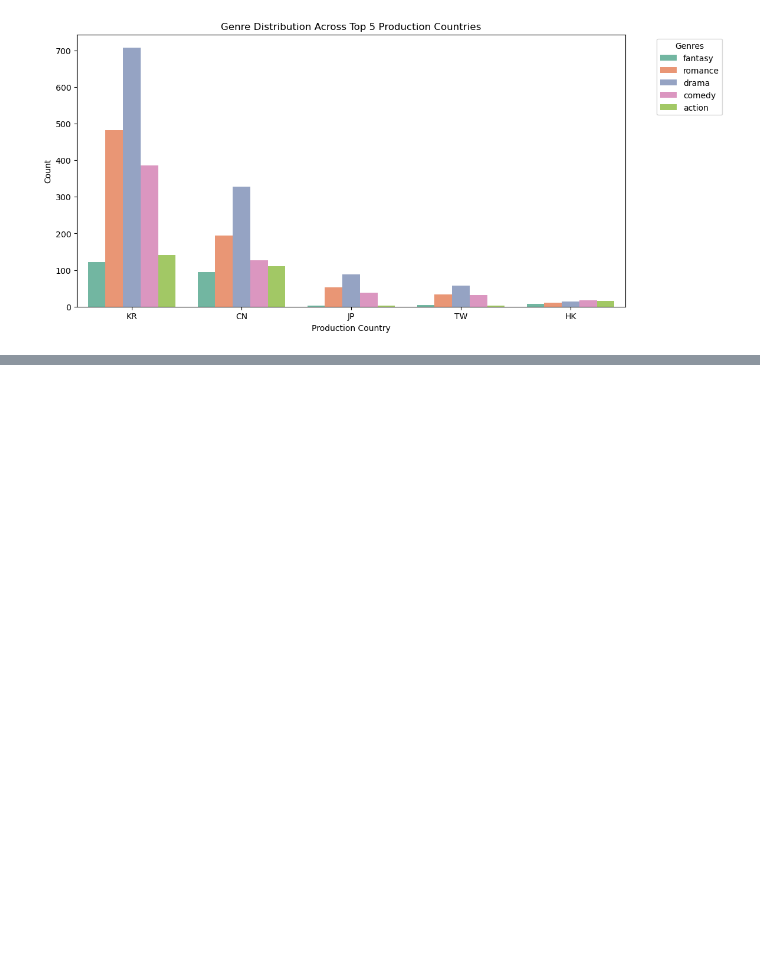
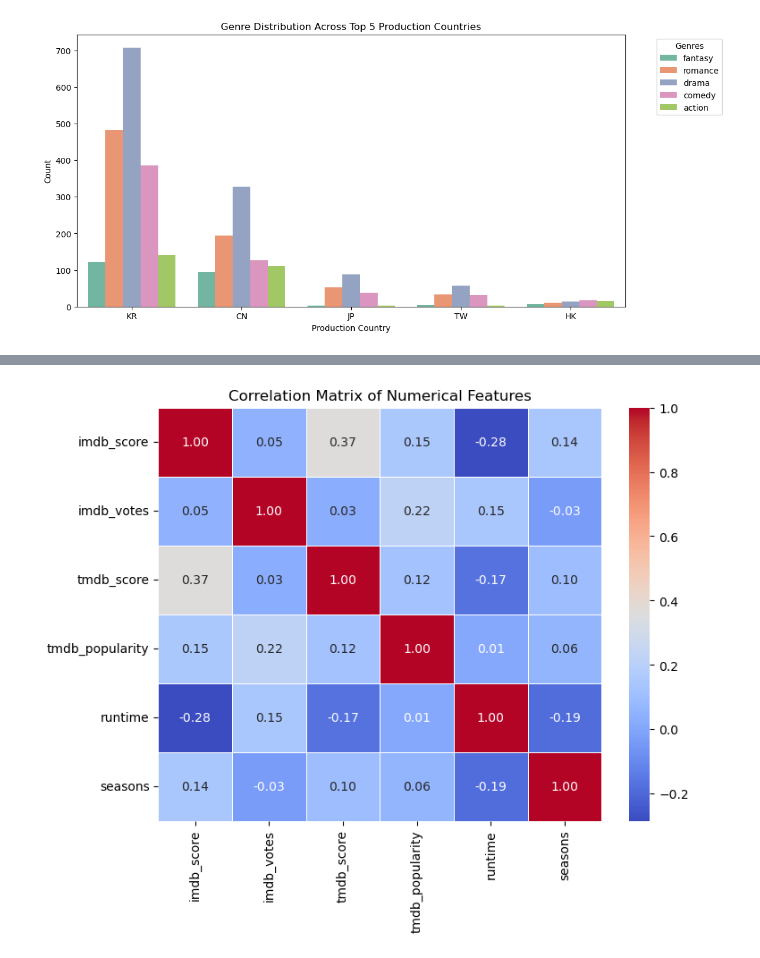
Before and after one commit to snehamayeecoding/RokutenViki_Movies_Dramas_Analysis02, a Jupyter notebook: notebooks/01_data_cleaning_and_eda.ipynb, the cells around one changed output, grey strips where cells are left out. Cells and saved outputs as stored; diff of their text form; code cells hidden in the pictures; blank space fills up the shorter version.

```diff
--- a/notebooks/01_data_cleaning_and_eda.ipynb
+++ b/notebooks/01_data_cleaning_and_eda.ipynb
@@ -199,23 +178,25 @@ print(df_titles['type'].unique())
 # %% [output]
 ['SHOW' 'MOVIE']
 # %%
-# 1. Fill missing values in the 'description', 'age_certification', 'imdb_id' columns with  placeholder values.
-df_titles['description'] = df_titles['description'].fillna("No description available.")
+# 1. Fill missing values in the 'age_certification', 'imdb_id' columns with  placeholder values.
 df_titles['age_certification'] = df_titles['age_certification'].fillna("Not rated")
 df_titles['imdb_id'] = df_titles['imdb_id'].fillna("Unknown")
 
+# 2. Fill missing values in 'description' column with empty string
+df_titles['description'] = df_titles['description'].fillna("")
 
-# Fill seasons as 0 for MOVIE and 1 for SHOW
+
+# 3. Fill seasons as 0 for MOVIE and 1 for SHOW
 df_titles['seasons'] = df_titles['seasons'].fillna(df_titles['type'].map({'MOVIE': 0, 'SHOW': 1}))
 
 
 
-# 2. Fill scores using the MEAN
+# 4. Fill scores using the MEAN
 df_titles['imdb_score'] = df_titles['imdb_score'].fillna(df_titles['imdb_score'].mean())
 df_titles['tmdb_score'] = df_titles['tmdb_score'].fillna(df_titles['imdb_score'].mean())
 
 
-# 3. Fill votes and popularity using the MEDIAN
+# 5. Fill votes and popularity using the MEDIAN
 df_titles['imdb_votes'] = df_titles['imdb_votes'].fillna(df_titles['imdb_votes'].median())
 df_titles['tmdb_popularity'] = df_titles['tmdb_popularity'].fillna(df_titles['tmdb_popularity'].median())
 # %%
@@ -689,0 +608,10 @@ The long-tail countries like Japan(JP) and Taiwan(TW) have very low overall coun
+# %%
+numerical_cols = ['imdb_score', 'imdb_votes', 'tmdb_score','tmdb_popularity', 'runtime', 'seasons']
+corr_matrix = df_titles[numerical_cols].corr()
+
+plt.figure(figsize=(8, 6))
+sb.heatmap(corr_matrix, annot=True, cmap='coolwarm', fmt=".2f", linewidths=0.5)
+plt.title("Correlation Matrix of Numerical Features")
+plt.show()
+# %% [output]
+[figure, added]
```
Also changed, not shown: parts of 51 cells of this notebook, 1 other file.
